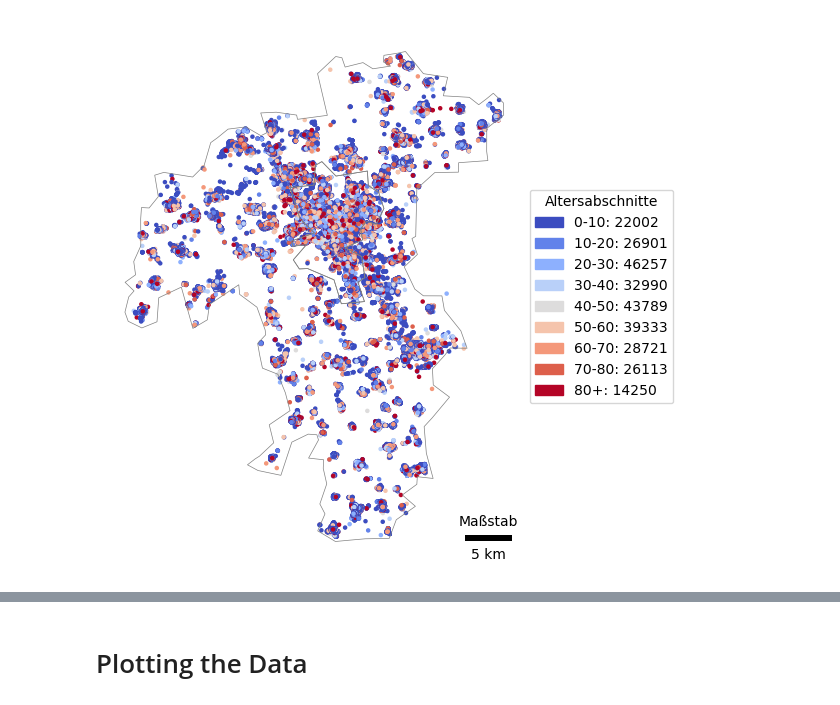
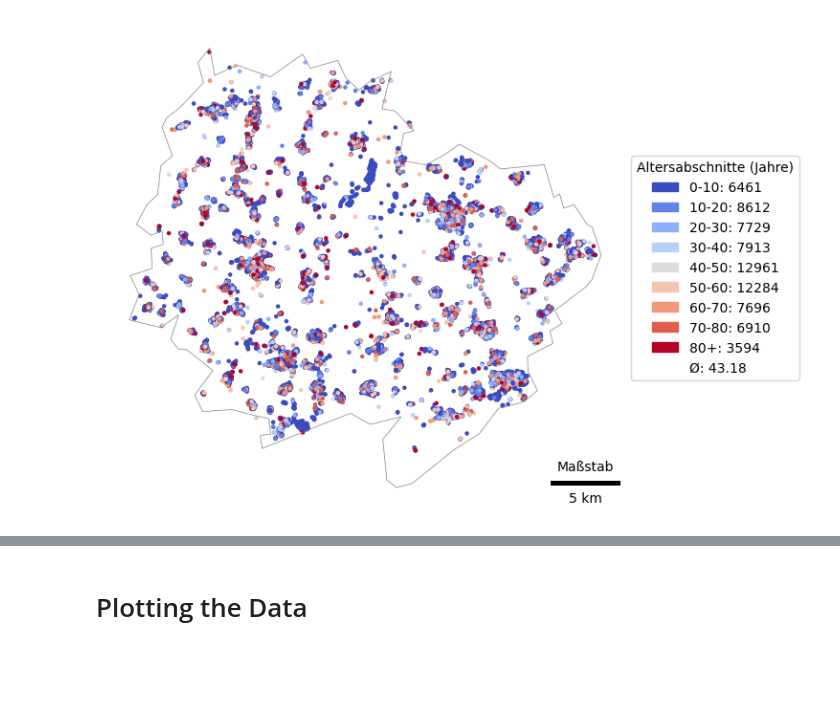
Before and after one commit to LarsBuechler/Masterarbeit, a Jupyter notebook: Visualisierungen.ipynb, the cells around one changed output, grey strips where cells are left out. Cells and saved outputs as stored; diff of their text form; code cells hidden in the pictures; blank space fills up the shorter version.

```diff
--- a/Visualisierungen.ipynb
+++ b/Visualisierungen.ipynb
@@ -25,18 +25,18 @@ import pickle
 from tqdm import tqdm
 from time import sleep
 # %%
-geo_gdf = gpd.read_file('./Wuerzburg_Data/geo_wuerzburg.gpkg')
+geo_gdf = gpd.read_file('./Donner_Data/geo_donner.gpkg')
 
-bevölkerungs_gdf = gpd.read_file('./Wuerzburg_Data/pharmacy_assigned_complete.gpkg')
+bevölkerungs_gdf = gpd.read_file('./Donner_Data/pharmacy_assigned_complete.gpkg')
 bevölkerungs_gdf['Alter'] = bevölkerungs_gdf['Alter'].apply(json.loads)
 bevölkerungs_gdf['Geschlecht'] = bevölkerungs_gdf['Geschlecht'].apply(json.loads)
 
-customers_gdf = gpd.read_file('./Wuerzburg_Data/cluster_wuerzburg.gpkg')
+customers_gdf = gpd.read_file('./Donner_Data/cluster_donner.gpkg')
 customers_gdf['Alter'] = customers_gdf['Alter'].apply(json.loads)
 
-warehouses_gdf = gpd.read_file('./Wuerzburg_Data/warehouses_wuerzburg.gpkg')
+warehouses_gdf = gpd.read_file('./Donner_Data/warehouses_donner.gpkg')
 
-pharmacy_df = pd.read_csv('./Wuerzburg_Data/wuerzburg-Apotheken.csv')
+pharmacy_df = pd.read_csv('./Donner_Data/donner-Apotheken.csv')
 pharmacy_gdf = gpd.GeoDataFrame(pharmacy_df, geometry=gpd.points_from_xy(pharmacy_df['lon'], pharmacy_df['lat']), crs=CRS("EPSG:4326"))
 pharmacy_gdf = pharmacy_gdf.to_crs(bevölkerungs_gdf.crs)
 # %%
@@ -54,42 +54,45 @@ bevölkerungs_gdf['average_age'] = bevölkerungs_gdf['Alter'].apply(calculate_av
 customers_gdf['average_age'] = customers_gdf['Alter'].apply(calculate_average_age)
 # %%
 # Berechne die Gesamtanzahl je Altersgruppe
+age_ranges = ["0-10", "10-20", "20-30", "30-40", "40-50", "50-60", "60-70", "70-80", "80+"]
 total_counts = {age_range: 0 for age_range in age_ranges}
 for age_dict in customers_gdf['Alter']:
     for age_range, count in age_dict.items():
         total_counts[age_range] += int(count)
 
+average_age_overall = customers_gdf['average_age'].mean()
+
 # Erstelle eine benutzerdefinierte Farbkarte
-age_ranges = ["0-10", "10-20", "20-30", "30-40", "40-50", "50-60", "60-70", "70-80", "80+"]
 colors = plt.cm.coolwarm(np.linspace(0, 1, len(age_ranges)))
 cmap = ListedColormap(colors)
 
 # Zuordnung der Farben zu Altersabschnitten
 age_color_map = {age_range: color for age_range, color in zip(age_ranges, colors)}
 
 # Plot
 fig, ax = plt.subplots(figsize=(7, 7))
 
 # Plot the raster with boundary
 geo_gdf.boundary.plot(ax=ax, color='gray', linewidth=0.5)
 
 # Plot the customers with custom colormap based on average age
 bevölkerungs_gdf.plot(ax=ax, column='average_age', cmap=cmap, markersize = 5)
 
 # Add title and labels
 plt.axis('off')
 
-# Add custom legend for age ranges with total counts
+# Add custom legend for age ranges with total counts and average age
 handles = [Patch(color=age_color_map[age_range], label=f"{age_range}: {total_counts[age_range]}") for age_range in age_ranges]
-ax.legend(handles=handles, title="Altersabschnitte", loc='center left', bbox_to_anchor=(1, 0.5))
+handles.append(Patch(color='none', label=f"Ø: {average_age_overall:.2f}"))
+legend = ax.legend(handles=handles, title="Altersabschnitte (Jahre)", loc='center left', bbox_to_anchor=(1, 0.5))
 
 # Add scale bar
 scalebar = ScaleBar(1, location='lower right', label='Maßstab')  # 1 pixel = 1 meter
 ax.add_artist(scalebar)
 
 plt.show()
 # %% [output]
-[figure, old version]
+[figure, new version]
 # %%
 # Erstelle eine benutzerdefinierte Farbkarte
 age_ranges = ["0-10", "10-20", "20-30", "30-40", "40-50", "50-60", "60-70", "70-80", "80+"]
```
Also changed, not shown: parts of 1 cell of this notebook, 4 other files.
